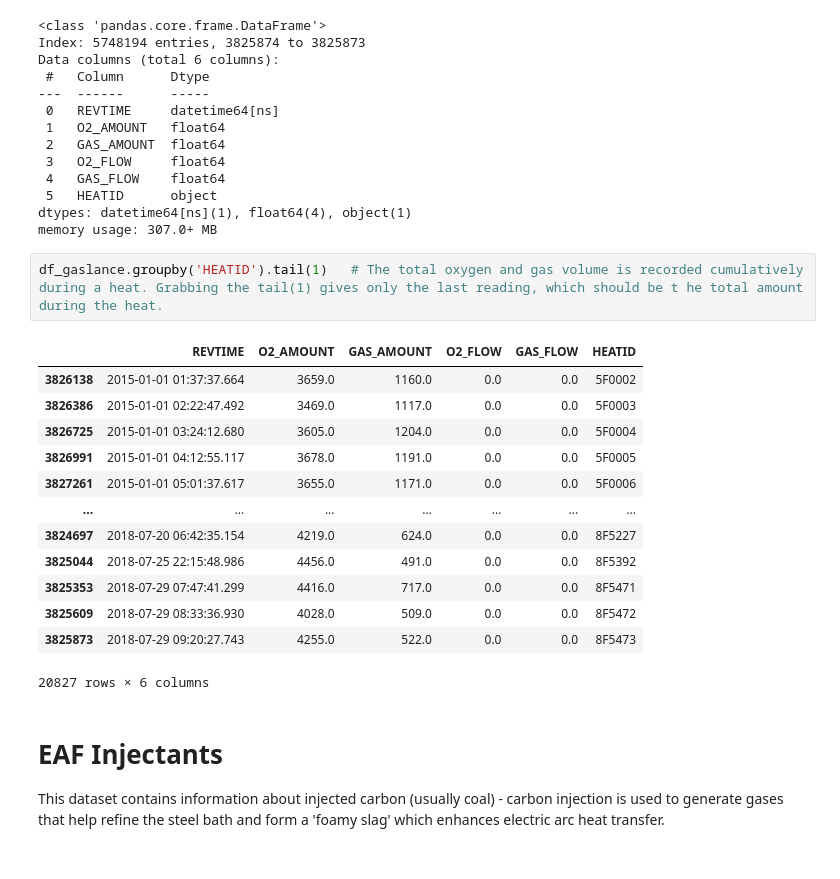
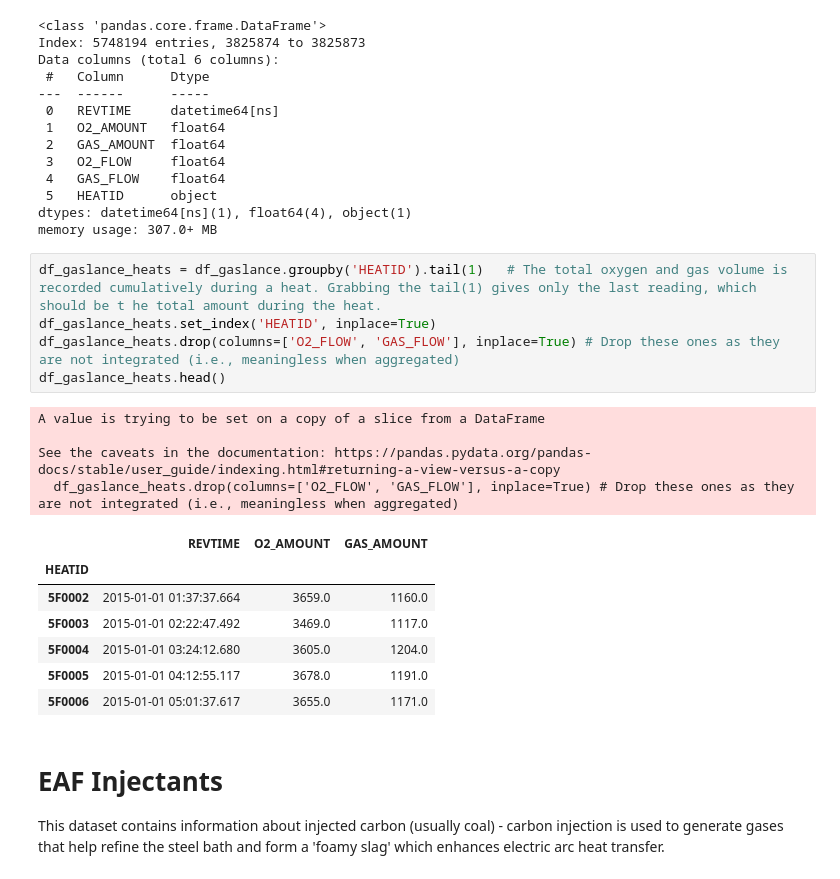
Before and after one commit to Jilai01/CHE1147-Team-8, a Jupyter notebook: EAF_energy_model.ipynb, the cells around one changed output. Saved outputs shown, nothing was run; the diff lists cells and outputs as text.

```diff
--- a/EAF_energy_model.ipynb
+++ b/EAF_energy_model.ipynb
@@ -226,21 +267,22 @@ Data columns (total 6 columns):
 dtypes: datetime64[ns](1), float64(4), object(1)
 memory usage: 307.0+ MB
 # %%
-df_gaslance.groupby('HEATID').tail(1)   # The total oxygen and gas volume is recorded cumulatively during a heat. Grabbing the tail(1) gives only the last reading, which should be t he total amount during the heat.
+df_gaslance_heats = df_gaslance.groupby('HEATID').tail(1)   # The total oxygen and gas volume is recorded cumulatively during a heat. Grabbing the tail(1) gives only the last reading, which should be t he total amount during the heat.
+df_gaslance_heats.set_index('HEATID', inplace=True)
+df_gaslance_heats.drop(columns=['O2_FLOW', 'GAS_FLOW'], inplace=True) # Drop these ones as they are not integrated (i.e., meaningless when aggregated)
+df_gaslance_heats.head()
 # %% [output]
+A value is trying to be set on a copy of a slice from a DataFrame
+
+See the caveats in the documentation: https://pandas.pydata.org/pandas-docs/stable/user_guide/indexing.html#returning-a-view-versus-a-copy
+  df_gaslance_heats.drop(columns=['O2_FLOW', 'GAS_FLOW'], inplace=True) # Drop these ones as they are not integrated (i.e., meaningless when aggregated)
-|  | REVTIME | O2_AMOUNT | GAS_AMOUNT | O2_FLOW | GAS_FLOW | HEATID |
-| 3826138 | 2015-01-01 01:37:37.664 | 3659.0 | 1160.0 | 0.0 | 0.0 | 5F0002 |
-| 3826386 | 2015-01-01 02:22:47.492 | 3469.0 | 1117.0 | 0.0 | 0.0 | 5F0003 |
-| 3826725 | 2015-01-01 03:24:12.680 | 3605.0 | 1204.0 | 0.0 | 0.0 | 5F0004 |
-| 3826991 | 2015-01-01 04:12:55.117 | 3678.0 | 1191.0 | 0.0 | 0.0 | 5F0005 |
-| 3827261 | 2015-01-01 05:01:37.617 | 3655.0 | 1171.0 | 0.0 | 0.0 | 5F0006 |
-| ... | ... | ... | ... | ... | ... | ... |
-| 3824697 | 2018-07-20 06:42:35.154 | 4219.0 | 624.0 | 0.0 | 0.0 | 8F5227 |
-| 3825044 | 2018-07-25 22:15:48.986 | 4456.0 | 491.0 | 0.0 | 0.0 | 8F5392 |
-| 3825353 | 2018-07-29 07:47:41.299 | 4416.0 | 717.0 | 0.0 | 0.0 | 8F5471 |
-| 3825609 | 2018-07-29 08:33:36.930 | 4028.0 | 509.0 | 0.0 | 0.0 | 8F5472 |
-| 3825873 | 2018-07-29 09:20:27.743 | 4255.0 | 522.0 | 0.0 | 0.0 | 8F5473 |
+|  | REVTIME | O2_AMOUNT | GAS_AMOUNT |
+| HEATID |  |  |  |
+| 5F0002 | 2015-01-01 01:37:37.664 | 3659.0 | 1160.0 |
+| 5F0003 | 2015-01-01 02:22:47.492 | 3469.0 | 1117.0 |
+| 5F0004 | 2015-01-01 03:24:12.680 | 3605.0 | 1204.0 |
+| 5F0005 | 2015-01-01 04:12:55.117 | 3678.0 | 1191.0 |
+| 5F0006 | 2015-01-01 05:01:37.617 | 3655.0 | 1171.0 |
-20827 rows × 6 columns
 # %% [markdown]
 # EAF Injectants
 This dataset contains information about injected carbon (usually coal) - carbon injection is used to generate gases that help refine the steel bath and form a 'foamy slag' which enhances electric arc heat transfer.
```
Also changed, not shown: parts of 11 cells of this notebook.
